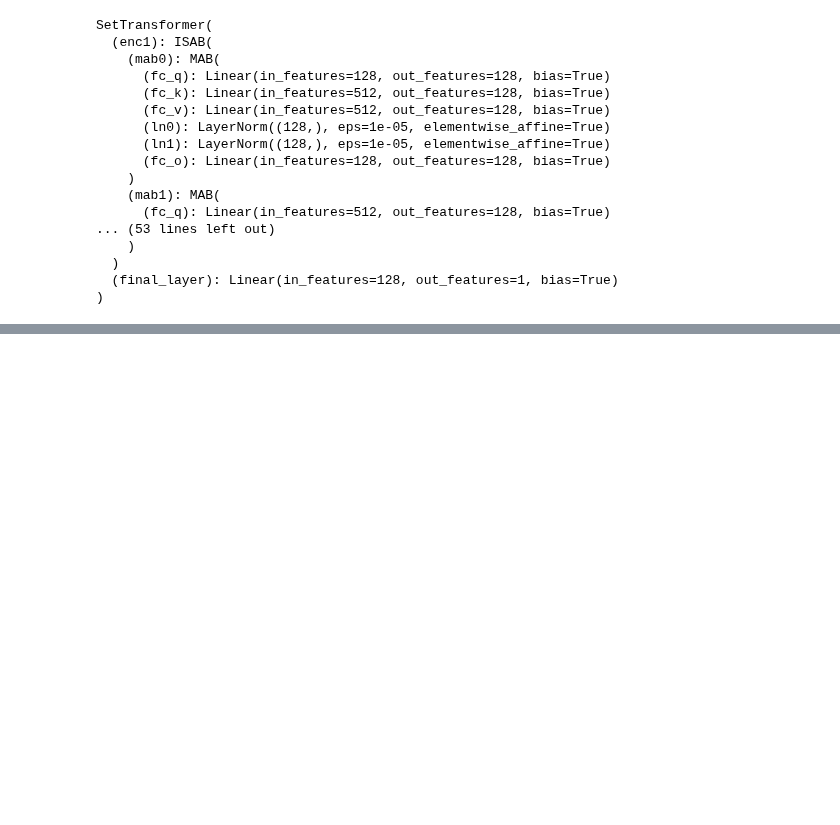
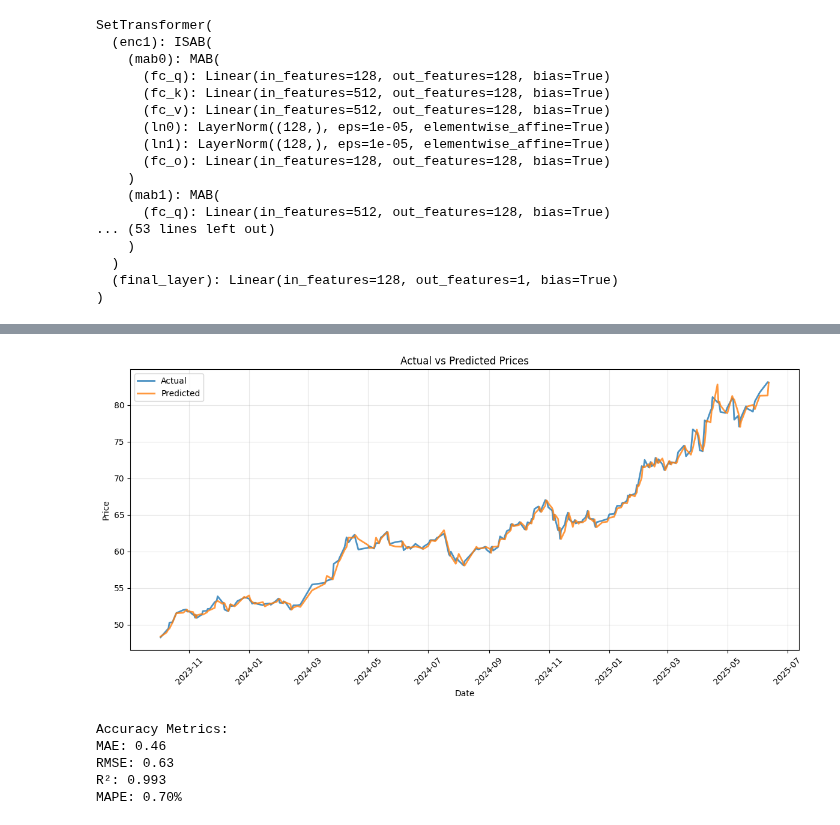
Before and after one commit to Adithya-Jayan/DL-7-25, a Jupyter notebook: Final/adithya/MainCode/final_train.ipynb, the cells around one changed output, grey strips where cells are left out. Cells and saved outputs as stored; diff of their text form; code cells hidden in the pictures; blank space fills up the shorter version.

Commit message:
Rerun for fnial evaluation metrics

```diff
--- a/Final/adithya/MainCode/final_train.ipynb
+++ b/Final/adithya/MainCode/final_train.ipynb
@@ -304,0 +550,2 @@ The predicted price is:  tensor([[[-2.9057]]], device='cuda:0', grad_fn=<ViewBac
+# %%
+df = pd.read_csv('final_predictions.csv')
@@ -304,0 +560,42 @@ The predicted price is:  tensor([[[-2.9057]]], device='cuda:0', grad_fn=<ViewBac
+# %%
+import matplotlib.pyplot as plt
+import numpy as np
+from sklearn.metrics import mean_absolute_error, mean_squared_error, r2_score
+
+# Assuming your DataFrame is called 'df'
+# df = pd.read_csv('your_file.csv')  # Load your data
+
+# Convert Date column to datetime if needed
+df['Date'] = pd.to_datetime(df['Date'])
+
+# Create comparative plot
+plt.figure(figsize=(12, 6))
+plt.plot(df['Date'], df['Actual Price'], label='Actual', linewidth=2, alpha=0.8)
+plt.plot(df['Date'], df['Predicted Price'], label='Predicted', linewidth=2, alpha=0.8)
+plt.xlabel('Date')
+plt.ylabel('Price')
+plt.title('Actual vs Predicted Prices')
+plt.legend()
+plt.grid(True, alpha=0.3)
+plt.xticks(rotation=45)
+plt.tight_layout()
+plt.show()
+
+# Calculate accuracy metrics
+mae = mean_absolute_error(df['Actual Price'], df['Predicted Price'])
+rmse = np.sqrt(mean_squared_error(df['Actual Price'], df['Predicted Price']))
+r2 = r2_score(df['Actual Price'], df['Predicted Price'])
+mape = np.mean(np.abs((df['Actual Price'] - df['Predicted Price']) / df['Actual Price'])) * 100
+
+print(f"Accuracy Metrics:")
+print(f"MAE: {mae:.2f}")
+print(f"RMSE: {rmse:.2f}")
+print(f"R²: {r2:.3f}")
+print(f"MAPE: {mape:.2f}%")
+# %% [output]
+[figure, added]
+Accuracy Metrics:
+MAE: 0.46
+RMSE: 0.63
+R²: 0.993
+MAPE: 0.70%
```
Also changed, not shown: parts of 40 cells of this notebook, 2 other files.
